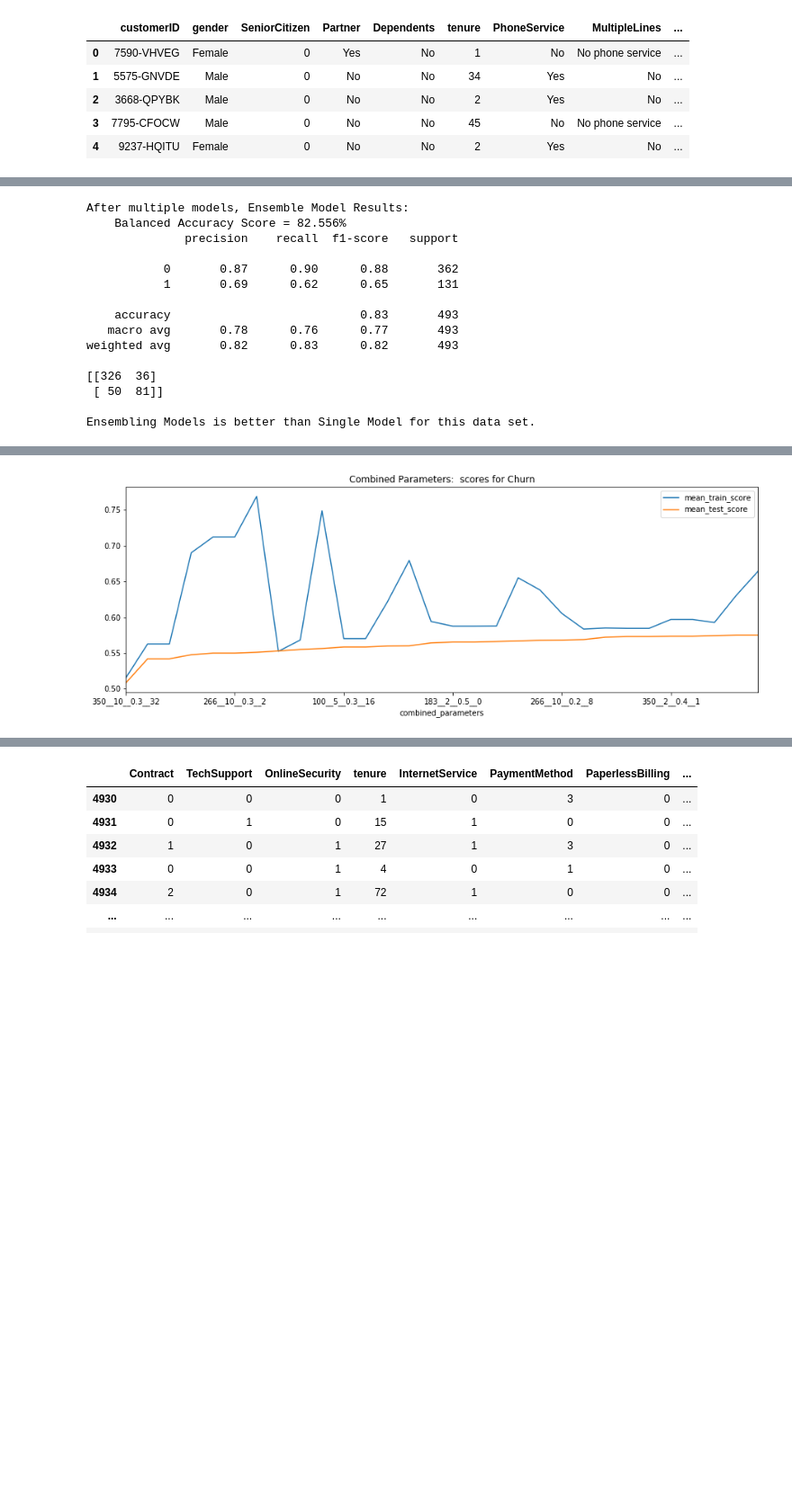
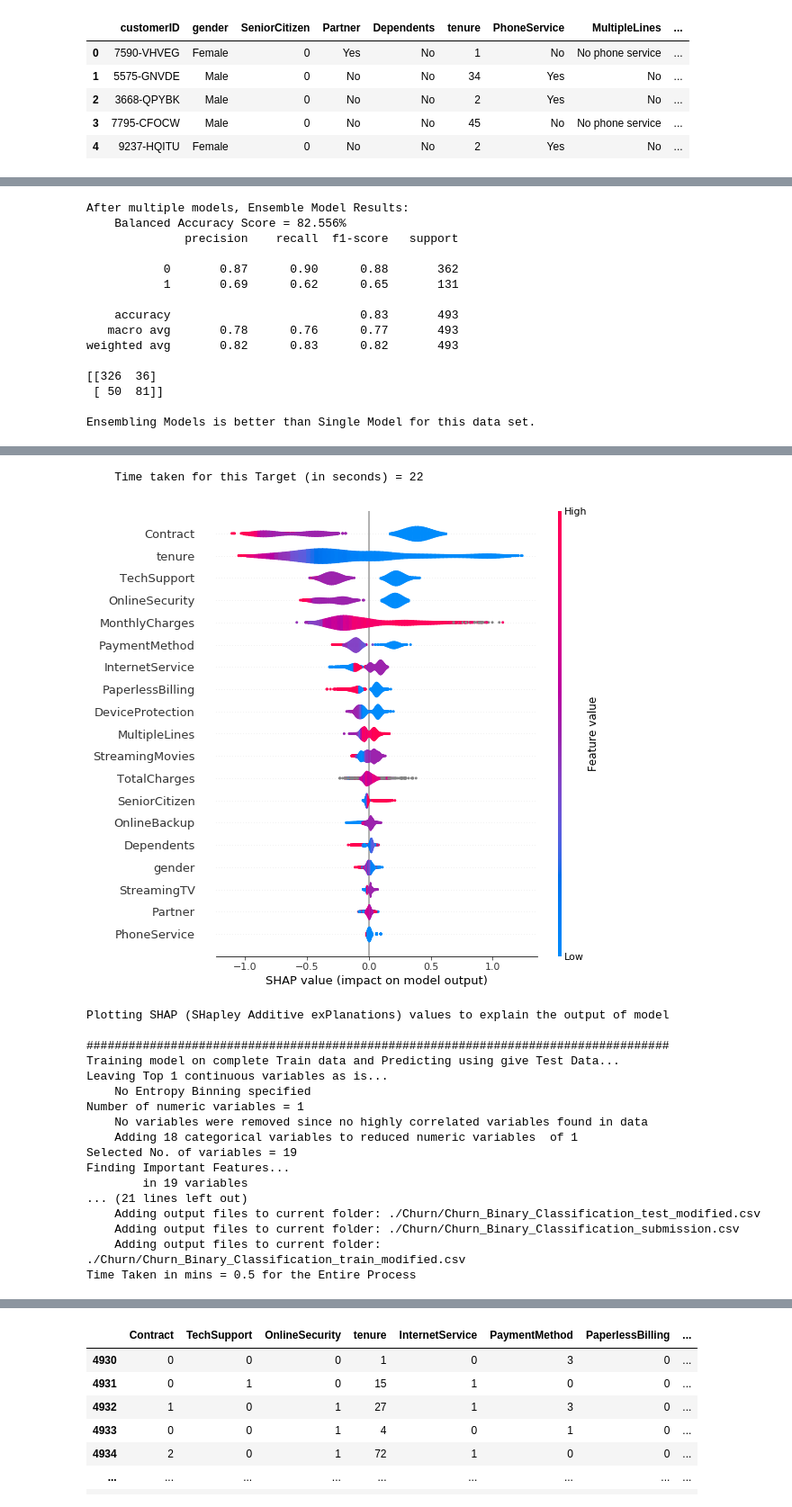
Before and after one commit to srivatsan88/YouTubeLI, a Jupyter notebook: AutoViML.ipynb, the cells around one changed output, grey strips where cells are left out. Shown at 90% size. Saved outputs shown, nothing was run; the diff lists cells and outputs as text; code cells hidden in the pictures; blank space fills up the shorter version.

```diff
--- a/AutoViML.ipynb
+++ b/AutoViML.ipynb
@@ -37,7 +43,7 @@ model, features, trainm, testm = Auto_ViML(train_df, target, test_df, sample_sub
                                     Boosting_Flag=True,Binning_Flag=False,
                                     Add_Poly=0, Stacking_Flag=False,
                                     Imbalanced_Flag=True,
-                                    verbose=2)
+                                    verbose=1)
 # %% [output]
 Train (Size: 4930,21) has Single_Label with target: ['Churn']
 "
@@ -79 +85,19 @@ Ensembling Models is better than Single Model for this data set.
+    Time taken for this Target (in seconds) = 22
-[figure, old version]
+[figure, new version]
+Plotting SHAP (SHapley Additive exPlanations) values to explain the output of model
+
+###################################################################################
+Training model on complete Train data and Predicting using give Test Data...
+Leaving Top 1 continuous variables as is...
+    No Entropy Binning specified
+Number of numeric variables = 1
+    No variables were removed since no highly correlated variables found in data
+    Adding 18 categorical variables to reduced numeric variables  of 1
+Selected No. of variables = 19
+Finding Important Features...
+        in 19 variables
+... (21 lines left out)
+    Adding output files to current folder: ./Churn/Churn_Binary_Classification_test_modified.csv
+    Adding output files to current folder: ./Churn/Churn_Binary_Classification_submission.csv
+    Adding output files to current folder: ./Churn/Churn_Binary_Classification_train_modified.csv
+Time Taken in mins = 0.5 for the Entire Process
```
Also changed, not shown: parts of 3 cells of this notebook.
